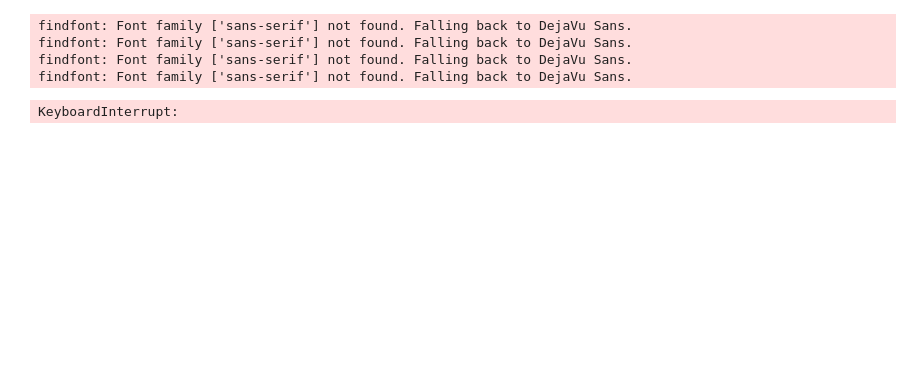
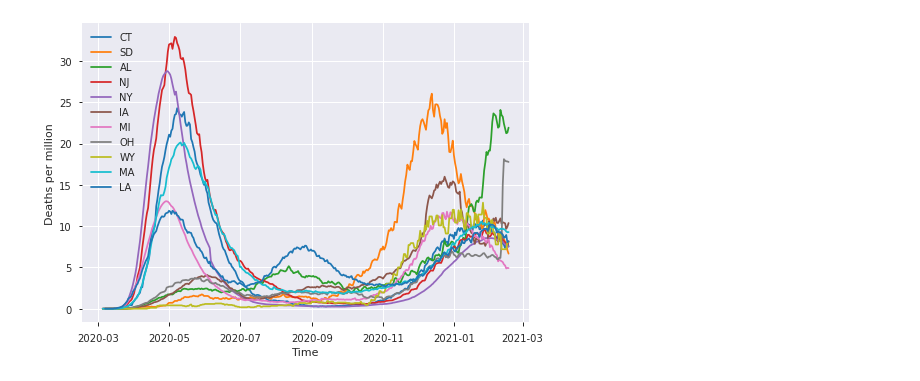
Before and after one commit to Garorod/datathon, a Jupyter notebook: USData-FirstAnalysis.ipynb, the cells around one changed output. Cells and saved outputs as stored; diff of their text form; code cells hidden in the pictures; blank space fills up the shorter version.

```diff
--- a/USData-FirstAnalysis.ipynb
+++ b/USData-FirstAnalysis.ipynb
@@ -104,0 +155,13 @@ toDrop_largeMissingValues=[]
+# %%
+def shortest_distance(x1, y1, a, b, c):
+    d = (a * x1 + b * y1 + c)/ (math.sqrt(a * a + b * b))
+    return d
+
+plt.scatter(totalTestDeaths_Statewise["Total_Deaths_per_million"],totalTestDeaths_Statewise["TotalTest_per_million"])
+totalTestDeaths_Statewise["Dist"]=totalTestDeaths_Statewise.apply(lambda x: \
+                                                                  shortest_distance(x.Total_Deaths_per_million, \
+                                                                                    x.TotalTest_per_million,results.params[1],-1,results.params[0]), axis=1)
+x=[i for i in range(1000)]
+y=[ k*results.params[1] + results.params[0] for k in x]
+plt.plot(x,y,color="r")
+plt.show()
@@ -105,19 +197,15 @@ toDrop_largeMissingValues=[]
 # %%
 states=final['state'].unique()
-final['deathIncrease_per_Million']= final['deathIncrease']/final['population']*1000000
-data={}
-for state in states:
+months=final['yearMonth'].unique()
+for state in statesHavingBadTesting:
     df=final[final['state']==state]
-    profile = ProfileReport(df, title="Pandas Profiling Report",minimal=True)
-    profile.to_file("data//USData_Output//"+state+"_output.html")
-    #df['deathIncreaseSmooth_pm']=df['deathIncrease_per_Million'].rolling(7, min_periods=1).mean()
-    #plt.plot(df['date'],df['deathIncreaseSmooth_pm'],label=state)
-#plt.show()
+    df['deathIncrease_per_million_smooth']=df['deathIncrease_per_million'].rolling(30,min_periods=1).mean()
+    plt.plot(df['date'],df['deathIncrease_per_million_smooth'],label=state)
+plt.ylabel("Deaths per million")
+plt.xlabel("Time")
+plt.legend()
+plt.show()
 # %% [output]
-findfont: Font family ['sans-serif'] not found. Falling back to DejaVu Sans.
-findfont: Font family ['sans-serif'] not found. Falling back to DejaVu Sans.
-findfont: Font family ['sans-serif'] not found. Falling back to DejaVu Sans.
-findfont: Font family ['sans-serif'] not found. Falling back to DejaVu Sans.
-KeyboardInterrupt:
+[figure, added]
 # %%
 states=final['state'].unique()
```
Also changed, not shown: parts of 38 cells of this notebook.
